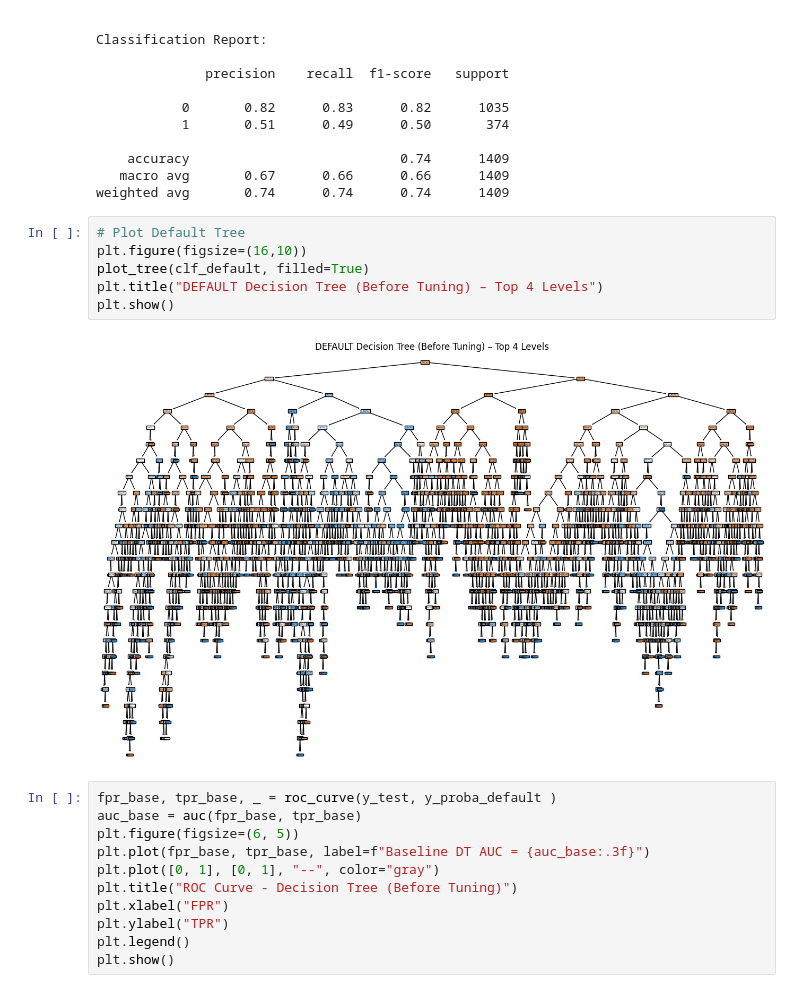
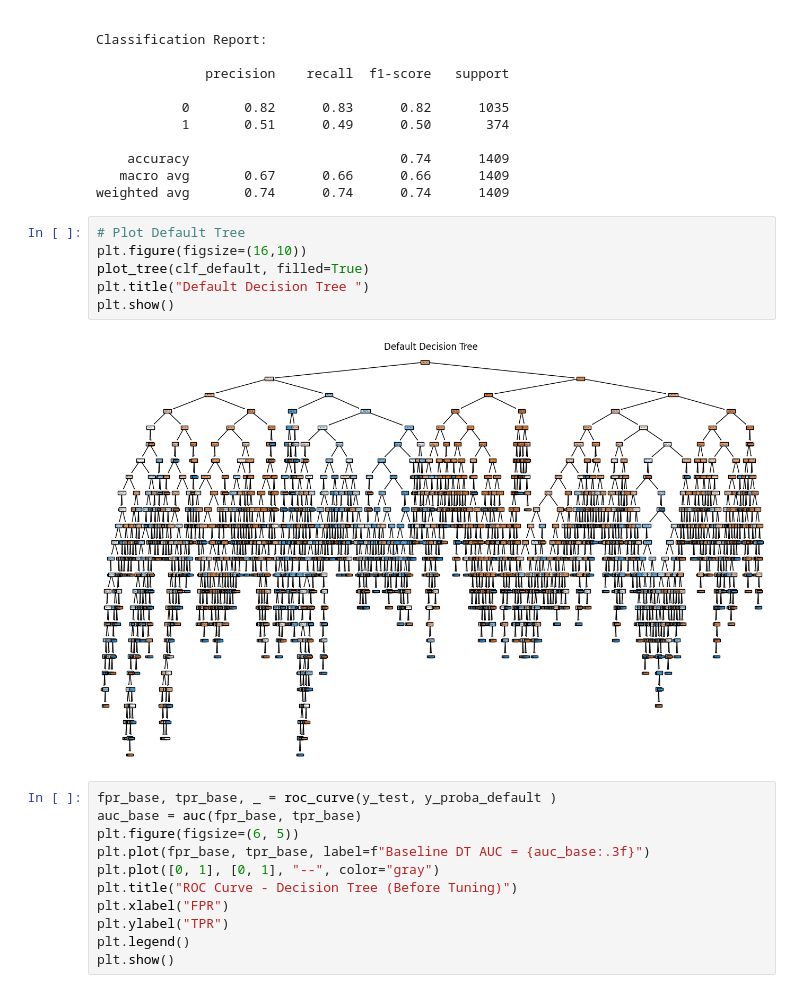
Before and after one commit to meleeshagamage/CourseWork_ML, a Jupyter notebook: ML_CW.ipynb, the cells around one changed output. Drawn from its saved outputs; the diff is of its cells as text.

```diff
--- a/ML_CW.ipynb
+++ b/ML_CW.ipynb
@@ -316,11 +295,11 @@ weighted avg       0.74      0.74      0.74      1409
 # %%
 # Plot Default Tree
 plt.figure(figsize=(16,10))
 plot_tree(clf_default, filled=True)
-plt.title("DEFAULT Decision Tree (Before Tuning) – Top 4 Levels")
+plt.title("Default Decision Tree ")
 plt.show()
 # %% [output]
-[figure, old version]
+[figure, new version]
 # %%
 fpr_base, tpr_base, _ = roc_curve(y_test, y_proba_default )
 auc_base = auc(fpr_base, tpr_base)
```
Also changed, not shown: parts of 18 cells of this notebook.
